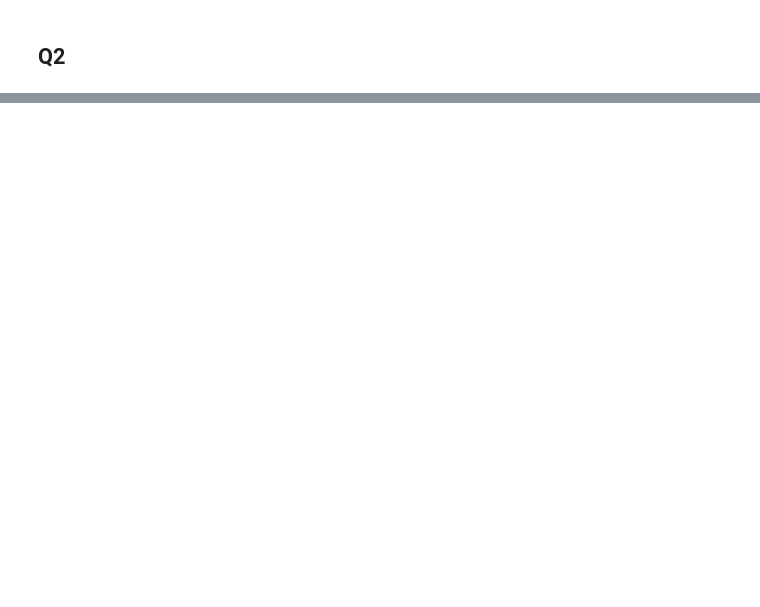
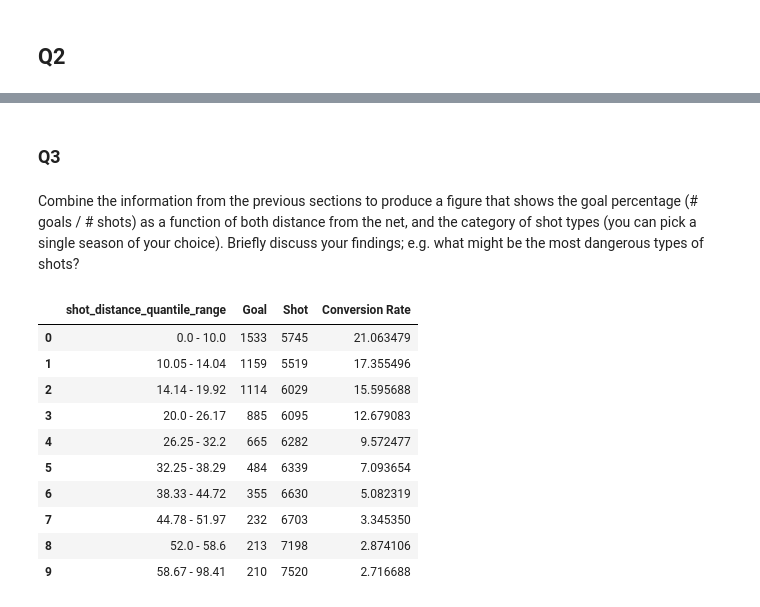
Before and after one commit to theAayushbajaj/NHL-Milestone-Project, a Jupyter notebook: src/Notebooks/02_simple_visualizations.ipynb, the cells around one changed output, grey strips where cells are left out. Cells and saved outputs as stored; diff of their text form; code cells hidden in the pictures; blank space fills up the shorter version.

```diff
--- a/src/Notebooks/02_simple_visualizations.ipynb
+++ b/src/Notebooks/02_simple_visualizations.ipynb
@@ -121,0 +182,25 @@ df['shot_distance'] = df.apply(lambda row: euclidian_distance_goal(x_shot = row[
+# %%
+# convert shot_distance to quantiles
+df['shot_distance_quantiles'] = pd.qcut(df['shot_distance'], q=10, labels=False)
+#df = df.sort_values(by='shot_distance', ascending=False)
+
+def quantile_range(group):
+    min_value = group['shot_distance'].min().round(2)
+    max_value = group['shot_distance'].max().round(2)
+    return f"{min_value} - {max_value}"
+
+# Group by 'shot_distance_quantiles' and apply the quantile_range function
+quantile_ranges = df.groupby('shot_distance_quantiles').apply(quantile_range)
+
+# Map the quantile ranges to the original DataFrame
+df['shot_distance_quantile_range'] = df['shot_distance_quantiles'].map(quantile_ranges)
+
+def get_distance_goal_pivot(season):
+    df_pivot = df[df.season==season].pivot_table(index=['shot_distance_quantile_range'],
+                                                columns='event',
+                                                values=['eventIdx'],
+                                                aggfunc=['count'],
+                                                fill_value=0)
+    #df_pivot.columns  = df_pivot.columns.droplevel(0)
+    #df_pivot.reset_index(inplace=True)
+    return df_pivot
@@ -121,0 +238,18 @@ df['shot_distance'] = df.apply(lambda row: euclidian_distance_goal(x_shot = row[
+# %% [markdown]
+### Q3
+# %% [markdown]
+Combine the information from the previous sections to produce a figure that shows the goal percentage (# goals / # shots) as a function of both distance from the net, and the category of shot types (you can pick a single season of your choice). Briefly discuss your findings; e.g. what might be the most dangerous types of shots?
+# %%
+season_map[seasons[1]]
+# %% [output]
+|  | shot_distance_quantile_range | Goal | Shot | Conversion Rate |
+| 0 | 0.0 - 10.0 | 1533 | 5745 | 21.063479 |
+| 1 | 10.05 - 14.04 | 1159 | 5519 | 17.355496 |
+| 2 | 14.14 - 19.92 | 1114 | 6029 | 15.595688 |
+| 3 | 20.0 - 26.17 | 885 | 6095 | 12.679083 |
+| 4 | 26.25 - 32.2 | 665 | 6282 | 9.572477 |
+| 5 | 32.25 - 38.29 | 484 | 6339 | 7.093654 |
+| 6 | 38.33 - 44.72 | 355 | 6630 | 5.082319 |
+| 7 | 44.78 - 51.97 | 232 | 6703 | 3.345350 |
+| 8 | 52.0 - 58.6 | 213 | 7198 | 2.874106 |
+| 9 | 58.67 - 98.41 | 210 | 7520 | 2.716688 |
```
Also changed, not shown: parts of 10 cells of this notebook, 1 other file.
